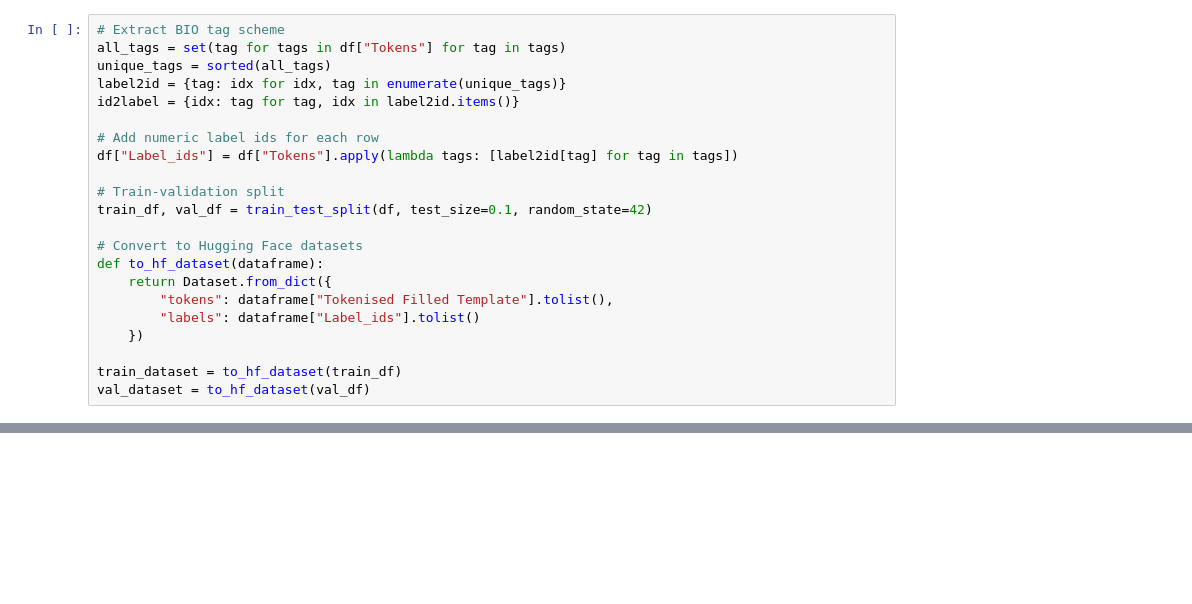
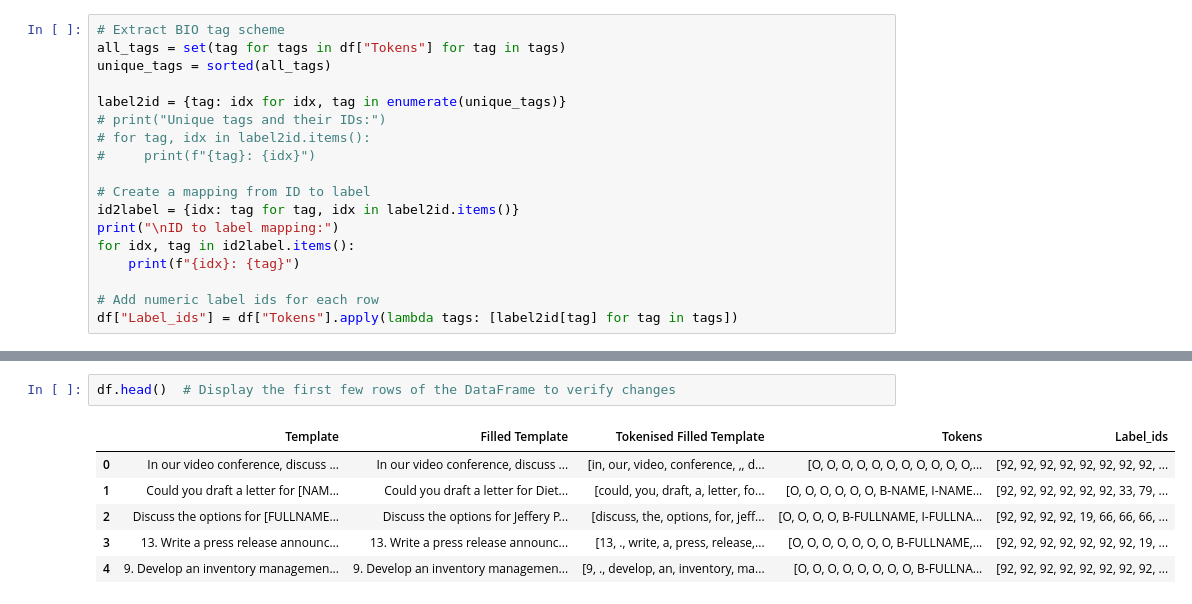
Before and after one commit to Rajveermathur/NER-BERT-finetuning, a Jupyter notebook: bert-fine-tuning.ipynb, the cells around one changed output, grey strips where cells are left out. Drawn from its saved outputs; the diff is of its cells as text; blank space fills up the shorter version.

Commit message:
Training completed

```diff
--- a/bert-fine-tuning.ipynb
+++ b/bert-fine-tuning.ipynb
@@ -42,21 +92,17 @@ print(f"Total mismatches found: {counter}")
 # Extract BIO tag scheme
 all_tags = set(tag for tags in df["Tokens"] for tag in tags)
 unique_tags = sorted(all_tags)
+
 label2id = {tag: idx for idx, tag in enumerate(unique_tags)}
+# print("Unique tags and their IDs:")
+# for tag, idx in label2id.items():
+#     print(f"{tag}: {idx}")
+
+# Create a mapping from ID to label
 id2label = {idx: tag for tag, idx in label2id.items()}
+print("\nID to label mapping:")
+for idx, tag in id2label.items():
+    print(f"{idx}: {tag}")
 
 # Add numeric label ids for each row
 df["Label_ids"] = df["Tokens"].apply(lambda tags: [label2id[tag] for tag in tags])
-
-# Train-validation split
-train_df, val_df = train_test_split(df, test_size=0.1, random_state=42)
-
-# Convert to Hugging Face datasets
-def to_hf_dataset(dataframe):
-    return Dataset.from_dict({
-        "tokens": dataframe["Tokenised Filled Template"].tolist(),
-        "labels": dataframe["Label_ids"].tolist()
-    })
-
-train_dataset = to_hf_dataset(train_df)
-val_dataset = to_hf_dataset(val_df)
@@ -62,0 +144,9 @@ val_dataset = to_hf_dataset(val_df)
+# %%
+df.head()  # Display the first few rows of the DataFrame to verify changes
+# %% [output]
+|  | Template | Filled Template | Tokenised Filled Template | Tokens | Label_ids |
+| 0 | In our video conference, discuss ... | In our video conference, discuss ... | [in, our, video, conference, ,, d... | [O, O, O, O, O, O, O, O, O, O, O,... | [92, 92, 92, 92, 92, 92, 92, 92, ... |
+| 1 | Could you draft a letter for [NAM... | Could you draft a letter for Diet... | [could, you, draft, a, letter, fo... | [O, O, O, O, O, O, B-NAME, I-NAME... | [92, 92, 92, 92, 92, 92, 33, 79, ... |
+| 2 | Discuss the options for [FULLNAME... | Discuss the options for Jeffery P... | [discuss, the, options, for, jeff... | [O, O, O, O, B-FULLNAME, I-FULLNA... | [92, 92, 92, 92, 19, 66, 66, 66, ... |
+| 3 | 13. Write a press release announc... | 13. Write a press release announc... | [13, ., write, a, press, release,... | [O, O, O, O, O, O, O, B-FULLNAME,... | [92, 92, 92, 92, 92, 92, 92, 19, ... |
+| 4 | 9. Develop an inventory managemen... | 9. Develop an inventory managemen... | [9, ., develop, an, inventory, ma... | [O, O, O, O, O, O, O, O, B-FULLNA... | [92, 92, 92, 92, 92, 92, 92, 92, ... |
```
Also changed, not shown: parts of 20 cells of this notebook, 8 other files.
